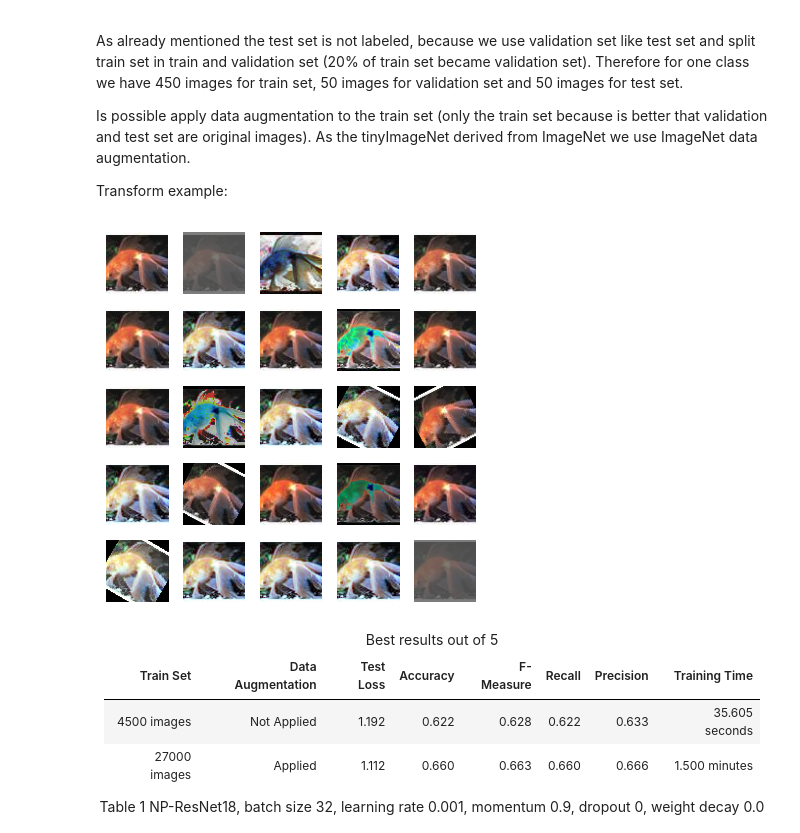
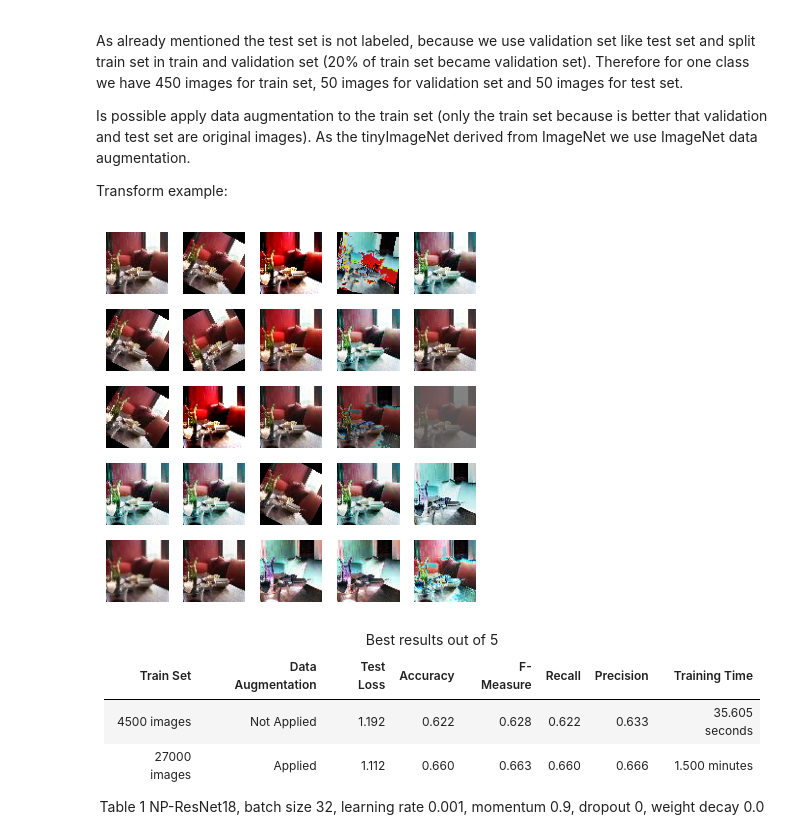
Before and after one commit to vince51999/Image-classificator, a Jupyter notebook: notes/studies.ipynb, the cells around one changed output. Saved outputs shown, nothing was run; the diff lists cells and outputs as text; code cells hidden in the pictures.

```diff
--- a/notes/studies.ipynb
+++ b/notes/studies.ipynb
@@ -85,64 +85,47 @@ As the tinyImageNet derived from ImageNet we use ImageNet data augmentation.
 
 Transform example:
 # %%
-# Run to se data augmentation in action
+# Run to see data augmentation in action
 from pathlib import Path
-
+from tinyimagenet import TinyImageNet
 
 import torchvision.transforms as transforms
 import matplotlib.pyplot as plt
-from tinyimagenet import TinyImageNet
-
-
+import numpy as np
 
 test = TinyImageNet(
     Path("~/.torchvision/tinyimagenet/"),
     split="val",
     imagenet_idx=False,
     transform=transforms.RandomHorizontalFlip(p=0),
 )
 
-
-
 policy = transforms.AutoAugmentPolicy.IMAGENET
 augmenter = transforms.AutoAugment(policy)
 transform = transforms.Compose(
     [
         augmenter,
-
     ]
 )
 
+newset = []
+index = np.random.randint(0, len(test))
 
-
-newset = []
-
-
-newset.append(test[0][0])
-
-
+newset.append(test[index][0])
 
 for i in range(24):
-
-
-    newset.append(transform(test[0][0]))
-
-
+    newset.append(transform(test[index][0]))
 
 fig, axes = plt.subplots(5, 5, figsize=(4, 4))
-
-
 
 for i, ax in enumerate(axes.flat):
     ax.imshow(newset[i])
     ax.axis("off")
 
-
-
 plt.tight_layout()
 plt.show()
 # %% [output]
-[figure, old version]
+[figure, new version]
 # %% [markdown]
 <center>
 Best results out of 5 </br>
```
Also changed, not shown: parts of 2 cells of this notebook.
